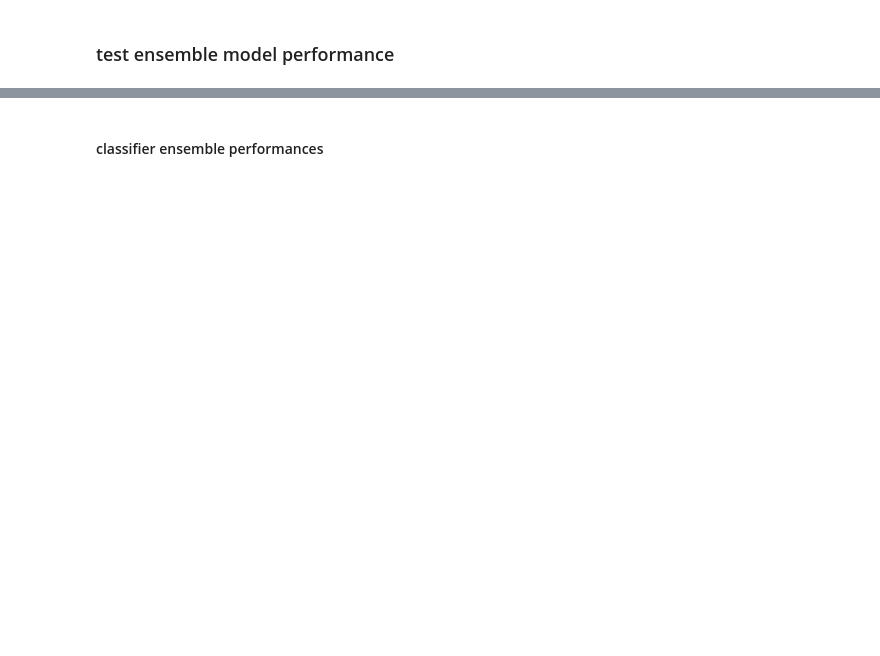
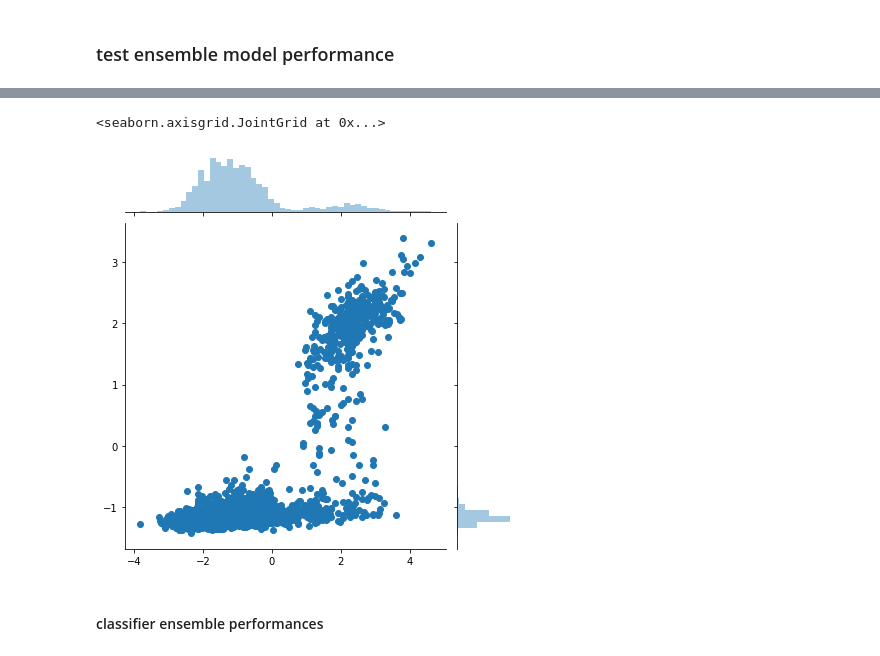
Before and after one commit to gv20-therapeutics/antibody-in-pytorch, a Jupyter notebook: AIPT/Models/Liu2019/Replicate Liu2019.ipynb, the cells around one changed output, grey strips where cells are left out. Saved outputs shown, nothing was run; the diff lists cells and outputs as text; code cells hidden in the pictures; blank space fills up the shorter version.

```diff
--- a/AIPT/Models/Liu2019/Replicate Liu2019.ipynb
+++ b/AIPT/Models/Liu2019/Replicate Liu2019.ipynb
@@ -355,3 +524,8 @@ performance_df.to_csv('ensemble_performance_check.csv', index = None)
+# %%
+sns.jointplot(labels,y_pred_ensemble)
+# %% [output]
+<seaborn.axisgrid.JointGrid at 0x...>
+[figure, added]
 # %% [markdown]
 #### classifier ensemble performances
 # %%
```
Also changed, not shown: parts of 32 cells of this notebook, 2 other files.
